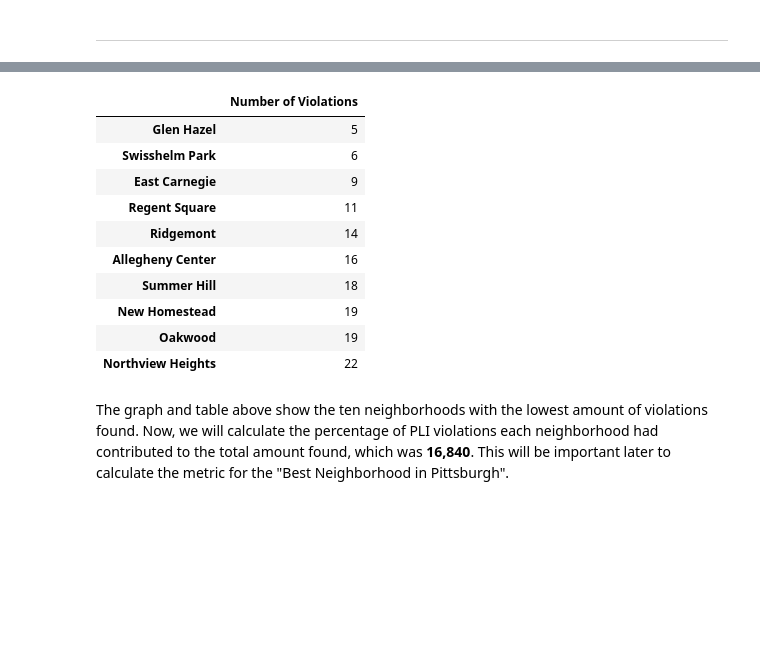
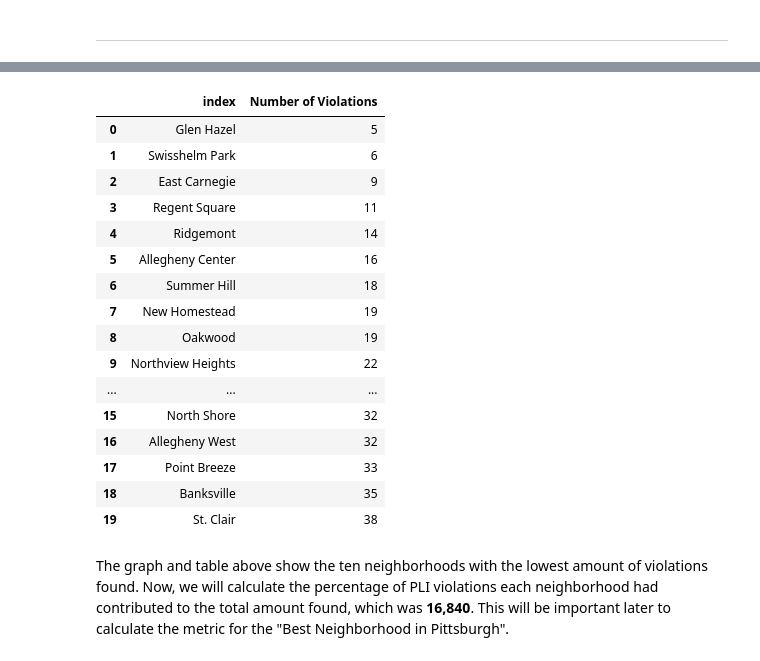
Before and after one commit to ToluwalaseAhmed/Final-Project, a Jupyter notebook: jof58_pli_violations.ipynb, the cells around one changed output, grey strips where cells are left out. Saved outputs shown, nothing was run; the diff lists cells and outputs as text; code cells hidden in the pictures; blank space fills up the shorter version.

```diff
--- a/jof58_pli_violations.ipynb
+++ b/jof58_pli_violations.ipynb
@@ -194,18 +194,25 @@ Text(0, 0.5, 'Amount of Violations Found')
 # %%
-pli = pd.DataFrame( {"Number of Violations" : adjusted_data_set['NEIGHBORHOOD'].value_counts().nsmallest(10)})
+pli = pd.DataFrame( {"Number of Violations" : adjusted_data_set['NEIGHBORHOOD'].value_counts().nsmallest(20)})
+pli.reset_index(inplace=True)  # Resetting index to easily merge the data for conclusion
 pli
 # %% [output]
-|  | Number of Violations |
-| Glen Hazel | 5 |
-| Swisshelm Park | 6 |
-| East Carnegie | 9 |
-| Regent Square | 11 |
-| Ridgemont | 14 |
-| Allegheny Center | 16 |
-| Summer Hill | 18 |
-| New Homestead | 19 |
-| Oakwood | 19 |
-| Northview Heights | 22 |
+|  | index | Number of Violations |
+| 0 | Glen Hazel | 5 |
+| 1 | Swisshelm Park | 6 |
+| 2 | East Carnegie | 9 |
+| 3 | Regent Square | 11 |
+| 4 | Ridgemont | 14 |
+| 5 | Allegheny Center | 16 |
+| 6 | Summer Hill | 18 |
+| 7 | New Homestead | 19 |
+| 8 | Oakwood | 19 |
+| 9 | Northview Heights | 22 |
+| ... | ... | ... |
+| 15 | North Shore | 32 |
+| 16 | Allegheny West | 32 |
+| 17 | Point Breeze | 33 |
+| 18 | Banksville | 35 |
+| 19 | St. Clair | 38 |
 # %% [markdown]
 The graph and table above show the ten neighborhoods with the lowest amount of violations found. Now, we will calculate the percentage of PLI violations each neighborhood had contributed to the total amount found, which was **16,840**. This will be important later to calculate the metric for the "Best Neighborhood in Pittsburgh".
 # %%
```
Also changed, not shown: parts of 22 cells of this notebook, 1 other file.
